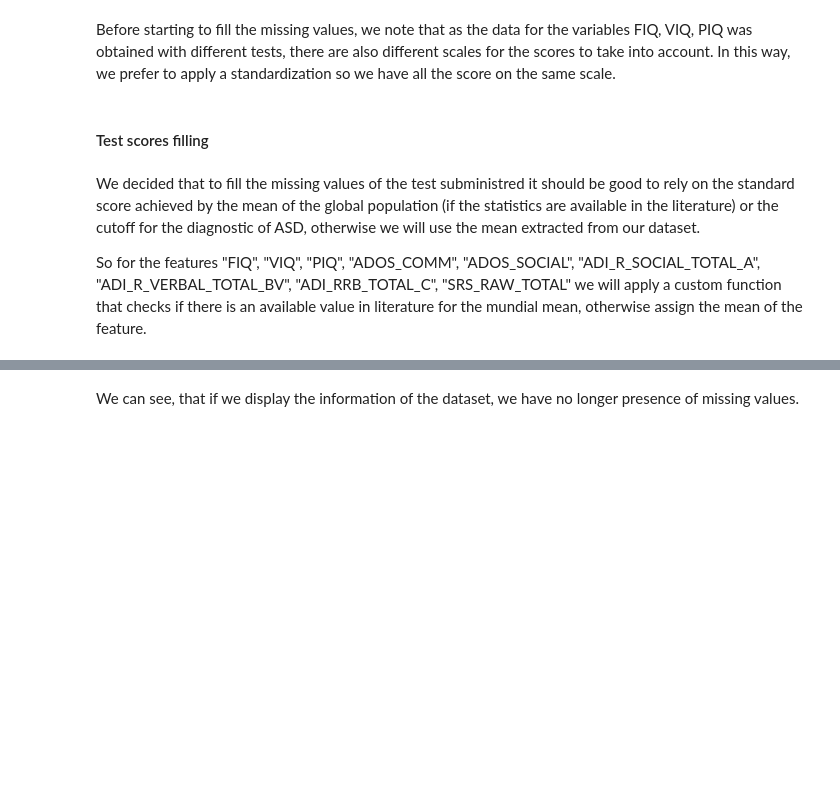
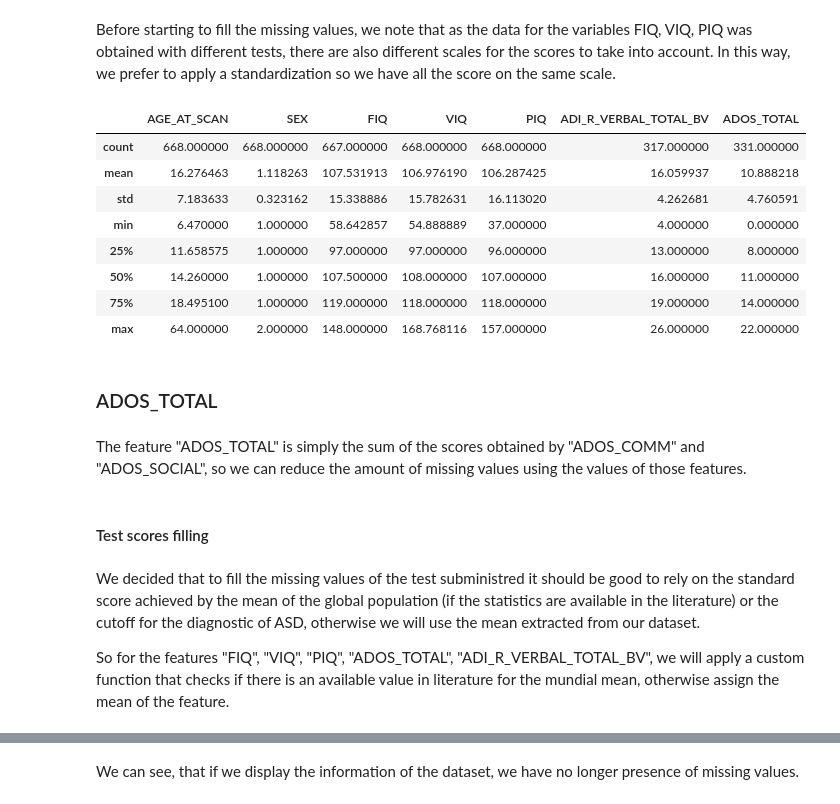
Before and after one commit to AuraNatale/AutismDataMining, a Jupyter notebook: Source Code/data_exploration short.ipynb, the cells around one changed output, grey strips where cells are left out. Saved outputs shown, nothing was run; the diff lists cells and outputs as text; code cells hidden in the pictures; blank space fills up the shorter version.

```diff
--- a/Source Code/data_exploration short.ipynb
+++ b/Source Code/data_exploration short.ipynb
@@ -767,24 +740,28 @@ for i in ASD_phenotypic_filtered.index.copy():
 #For PIQ, the score scale is between 31-166 if the test taken was "DAS",
 #between 36-164 if the test taken was "STANFORD",
  #between 50-160 if the test taken was "RAVENS",  otherwise is 53-160.
-#We will unify all the data to the larger scale, i.e. 31-169
+#We will unify all the data to the more common used scale,, i.e. 50-160
 
-'''for i in range(len(ASD_phenotypic_filtered['PIQ'])):
-    test_type = ASD_phenotypic_filtered['PIQ_TEST_TYPE'][i]
-    current_value = ASD_phenotypic_filtered['PIQ'][i]
-    if (test_type != ('DAS' or 'STANFORD' or 'RAVENS')) and (53 <= current_value <= 160):
-        ASD_phenotypic_filtered.loc[i, 'PIQ'] = (current_value - 53) / (160 - 53) * (166 - 31) + 31
-    elif (test_type != ('DAS' or 'STANFORD')) and (50 <= current_value <= 160):
-        ASD_phenotypic_filtered.loc[i, 'PIQ'] = (current_value - 50) / (160 - 50) * (166 - 31) + 31
-    elif (test_type != 'DAS') and (36 <= current_value <= 164):
-        ASD_phenotypic_filtered.loc[i, 'PIQ'] = (current_value - 36) / (164 - 36) * (166 - 31) + 31'''
-
-for i in ASD_phenotypic_filtered.index.copy():
-    test_type = ASD_phenotypic_filtered['PIQ_TEST_TYPE'][i]
-    current_value = ASD_phenotypic_filtered['PIQ'][i]
+for i in ASD_phenotypic.index:
+    test_type = ASD_phenotypic['PIQ_TEST_TYPE'][i]
+    current_value = ASD_phenotypic['PIQ'][i]
     if (test_type == 'DAS') or (current_value <36) or (current_value > 164):
-        ASD_phenotypic_filtered.loc[i, 'VIQ'] = (current_value - 31) / (166 - 31) * (160 - 50) + 50
+        ASD_phenotypic.loc[i, 'VIQ'] = (current_value - 31) / (166 - 31) * (160 - 50) + 50
     elif (test_type == 'STANFORD') or (current_value <50) or (current_value > 160):
-        ASD_phenotypic_filtered.loc[i, 'VIQ'] = (current_value - 36) / (164 - 36) * (160 - 50) + 50
+        ASD_phenotypic.loc[i, 'VIQ'] = (current_value - 36) / (164 - 36) * (160 - 50) + 50
 # %%
-ASD_phenotypic_filtered.describe()
+ASD_phenotypic.describe()
+# %% [output]
+|  | AGE_AT_SCAN | SEX | FIQ | VIQ | PIQ | ADI_R_VERBAL_TOTAL_BV | ADOS_TOTAL |
+| count | 668.000000 | 668.000000 | 667.000000 | 668.000000 | 668.000000 | 317.000000 | 331.000000 |
+| mean | 16.276463 | 1.118263 | 107.531913 | 106.976190 | 106.287425 | 16.059937 | 10.888218 |
+| std | 7.183633 | 0.323162 | 15.338886 | 15.782631 | 16.113020 | 4.262681 | 4.760591 |
+| min | 6.470000 | 1.000000 | 58.642857 | 54.888889 | 37.000000 | 4.000000 | 0.000000 |
+| 25% | 11.658575 | 1.000000 | 97.000000 | 97.000000 | 96.000000 | 13.000000 | 8.000000 |
+| 50% | 14.260000 | 1.000000 | 107.500000 | 108.000000 | 107.000000 | 16.000000 | 11.000000 |
+| 75% | 18.495100 | 1.000000 | 119.000000 | 118.000000 | 118.000000 | 19.000000 | 14.000000 |
+| max | 64.000000 | 2.000000 | 148.000000 | 168.768116 | 157.000000 | 26.000000 | 22.000000 |
+# %% [markdown]
+### ADOS_TOTAL
+# %% [markdown]
+The feature "ADOS_TOTAL" is simply the sum of the scores obtained by "ADOS_COMM" and "ADOS_SOCIAL", so we can reduce the amount of missing values using the values of those features.
@@ -796,6 +779,6 @@ it should be good to rely on the standard score achieved by the mean
 of the global population (if the statistics are available in the literature) or the cutoff for the diagnostic of ASD,
 otherwise we will use the mean extracted from our dataset.
 
-So for the features "FIQ", "VIQ", "PIQ", "ADOS_COMM", "ADOS_SOCIAL", "ADI_R_SOCIAL_TOTAL_A", "ADI_R_VERBAL_TOTAL_BV", "ADI_RRB_TOTAL_C", "SRS_RAW_TOTAL" we will apply a custom function that checks if there is an available value in literature for the mundial mean, otherwise assign the mean of the feature.
+So for the features "FIQ", "VIQ", "PIQ", "ADOS_TOTAL", "ADI_R_VERBAL_TOTAL_BV", we will apply a custom function that checks if there is an available value in literature for the mundial mean, otherwise assign the mean of the feature.
 # %%
 #list of features that we want to fill
```
Also changed, not shown: parts of 34 cells of this notebook, 4 other files.
